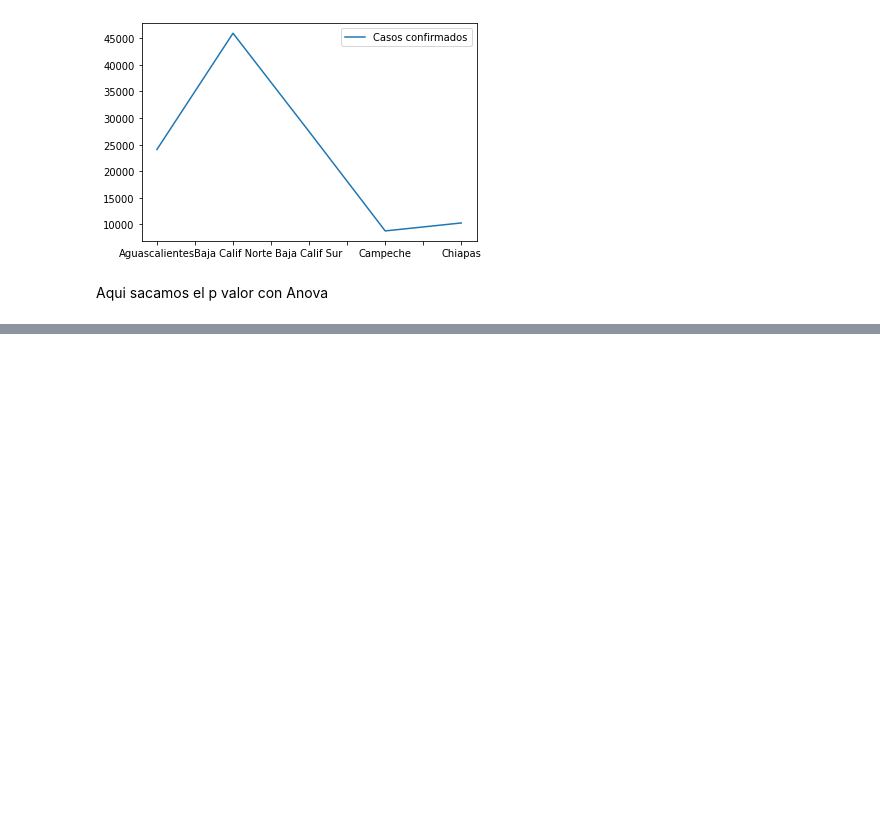
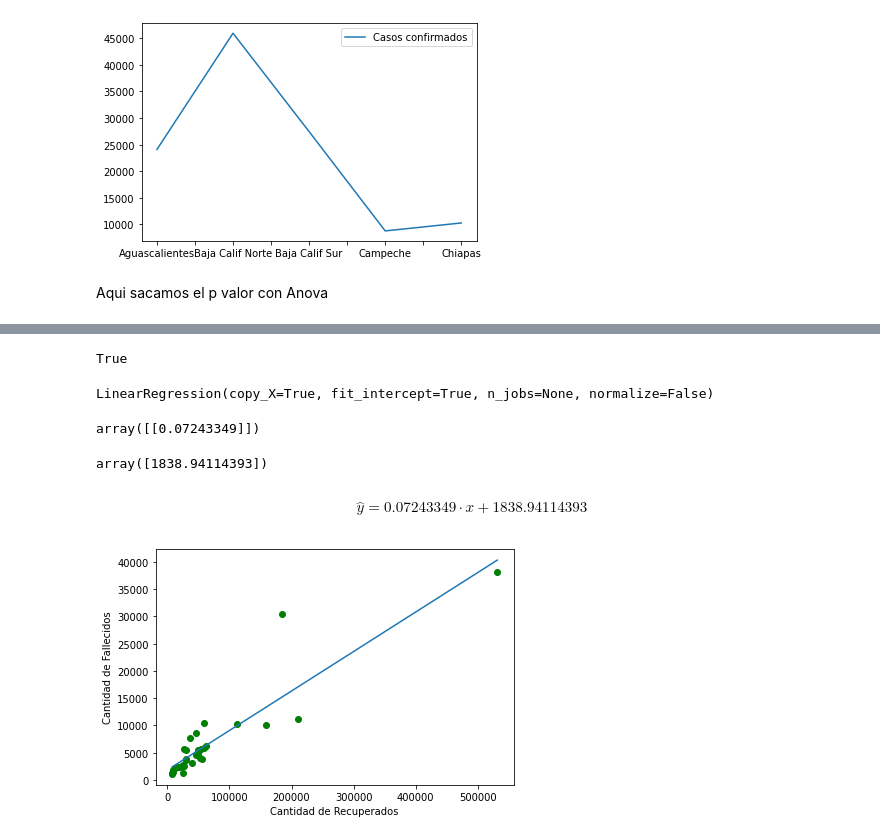
Before and after one commit to Amaranta7/Practica1_COVID_mineria, a Jupyter notebook: P1_COVID_mineria.ipynb, the cells around one changed output, grey strips where cells are left out. Saved outputs shown, nothing was run; the diff lists cells and outputs as text; code cells hidden in the pictures; blank space fills up the shorter version.

```diff
--- a/P1_COVID_mineria.ipynb
+++ b/P1_COVID_mineria.ipynb
@@ -419,0 +550,31 @@ Residual  5.489049e+08  30.0           NaN           NaN
+# %%
+#NOS PREGUNTAMOS ENTONCES
+
+Estadistico_Prueba_HGUD > Valor_Critico_HGUD
+# %% [output]
+True
+# %%
+Linea_Regresion_HGUD = LinearRegression()
+Linea_Regresion_HGUD.fit(HGUD[['x']],HGUD[['y']])
+# %% [output]
+LinearRegression(copy_X=True, fit_intercept=True, n_jobs=None, normalize=False)
+# %%
+Linea_Regresion_HGUD.coef_
+# %% [output]
+array([[0.07243349]])
+# %%
+Linea_Regresion_HGUD.intercept_
+# %% [output]
+array([1838.94114393])
+# %% [markdown]
+$$\hat{y} = 0.07243349\cdot x + 1838.94114393$$
+# %%
+#GRAFIQUEMOS LOS DATOS Y LA LINEA DE REGRESION
+
+plt.plot(df_Help_2["Cantidad_de_Recuperados"],df_Help_2["Cantidad_de_Fallecidos"],'o',color = 'green')
+plt.plot([min(df_Help_2["Cantidad_de_Recuperados"]),max(df_Help_2["Cantidad_de_Recuperados"])],[0.07243349*min(df_Help_2["Cantidad_de_Recuperados"])+1838.94114393,0.07243349*max(df_Help_2["Cantidad_de_Recuperados"])+1838.94114393])
+plt.ylabel('Cantidad de Fallecidos')
+plt.xlabel('Cantidad de Recuperados')
+plt.tight_layout()
+# %% [output]
+[figure, added]
```
Also changed, not shown: parts of 88 cells of this notebook.
